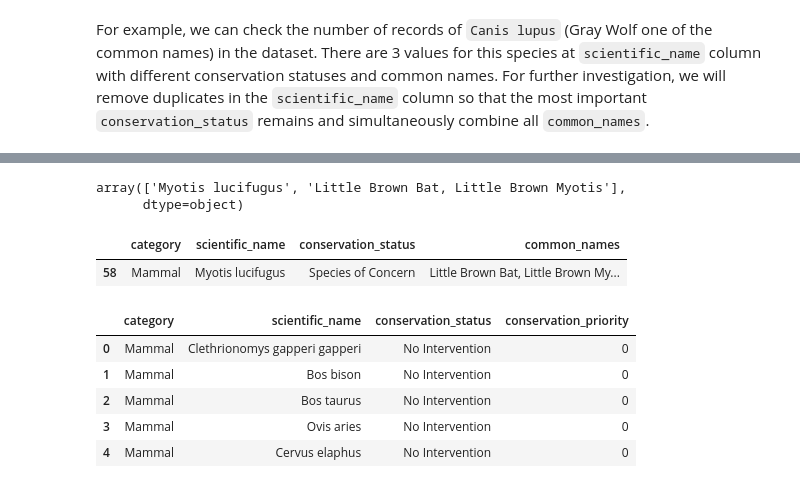
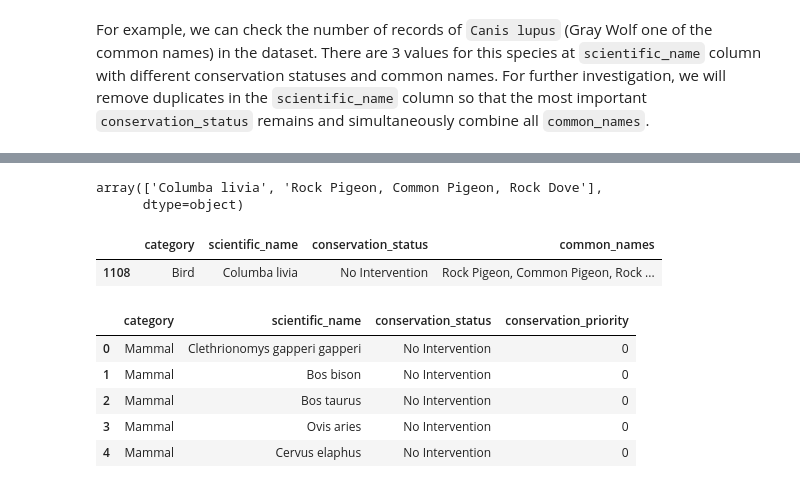
Before and after one commit to 7086600/biodiversity_project, a Jupyter notebook: biodiversity.ipynb, the cells around one changed output, grey strips where cells are left out. Saved outputs shown, nothing was run; the diff lists cells and outputs as text; code cells hidden in the pictures.

```diff
--- a/biodiversity.ipynb
+++ b/biodiversity.ipynb
@@ -177,7 +177,7 @@ sci_names_count.head(10)
 # %% [markdown]
 It seems, that there are several scientific names with the same value. We should investigate deeper this issue by checking for duplicates in the dataset.
 # %%
-scientific_name = 'Myotis lucifugus'
+scientific_name = 'Columba livia'
 filt_specie = (species['scientific_name'] == scientific_name)
 species[filt_specie]
 # %% [output]
@@ -226,20 +226,22 @@ names_agg = species.groupby('scientific_name')\
 # check the result
 names_agg[(names_agg['scientific_name'] == scientific_name)].values[0]
 # %% [output]
-array(['Myotis lucifugus', 'Little Brown Bat, Little Brown Myotis'],
+array(['Columba livia', 'Rock Pigeon, Common Pigeon, Rock Dove'],
       dtype=object)
 # %%
+# create clean species dataset
+# drop common_names column
 # left merge species_sort_priority with names_agg
-# drop column_x and conservation_priority, rename column_y, drop duplicates by scientific_name
-species_merged = pd.merge(species_sort_priority, names_agg, on='scientific_name', how='left')\
-    .drop(columns=['common_names_x', 'conservation_priority'])\
-    .rename(columns={'common_names_y': 'common_names'})\
+# drop conservation_priority, drop duplicates by scientific_name
+species_clean = species_sort_priority.drop(columns=['common_names'])\
+    .merge(names_agg, on='scientific_name', how='left')\
+    .drop(columns=['conservation_priority'])\
     .drop_duplicates(subset=['scientific_name'])
 
-species_merged[species_merged['scientific_name'] == scientific_name]
+species_clean[species_clean['scientific_name'] == scientific_name]
 # %% [output]
 |  | category | scientific_name | conservation_status | common_names |
-| 58 | Mammal | Myotis lucifugus | Species of Concern | Little Brown Bat, Little Brown My... |
+| 1108 | Bird | Columba livia | No Intervention | Rock Pigeon, Common Pigeon, Rock ... |
 # %%
 # drop common_names column
 species_drop = species.drop(columns=['common_names'], axis=1)
```
Also changed, not shown: parts of 1 cell of this notebook.
